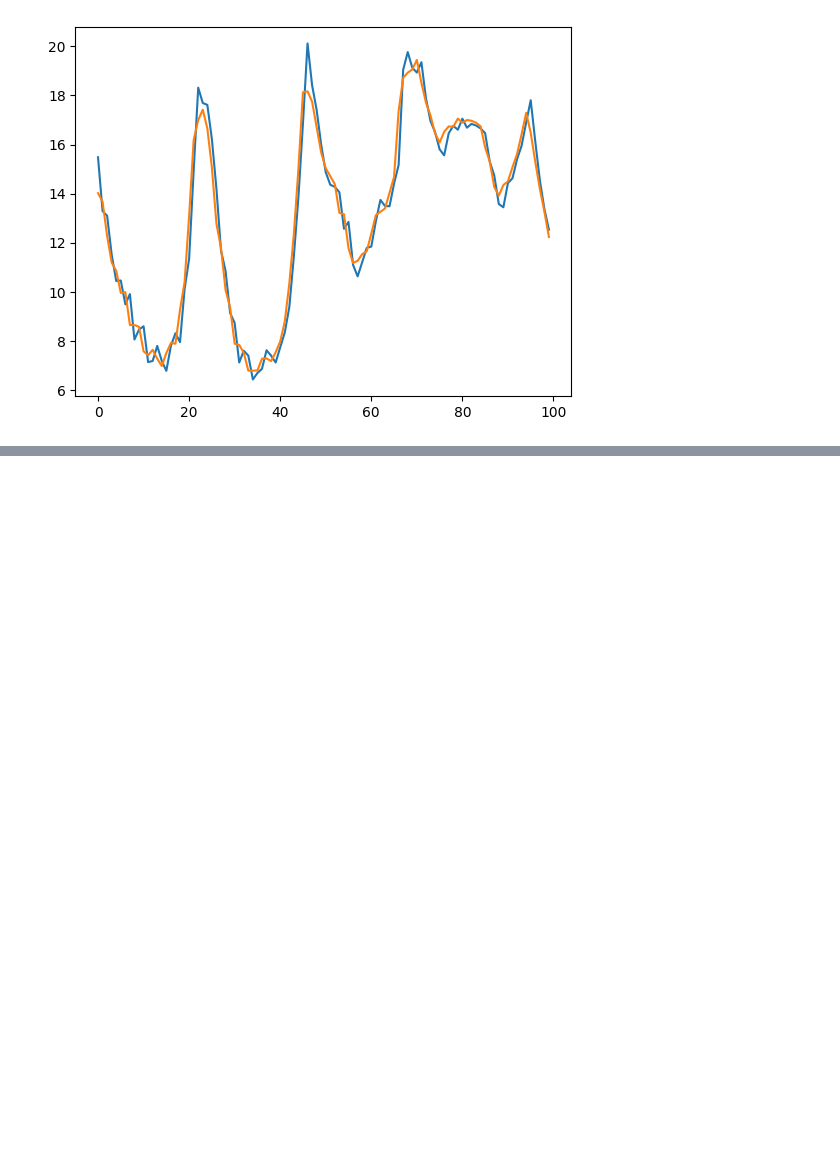
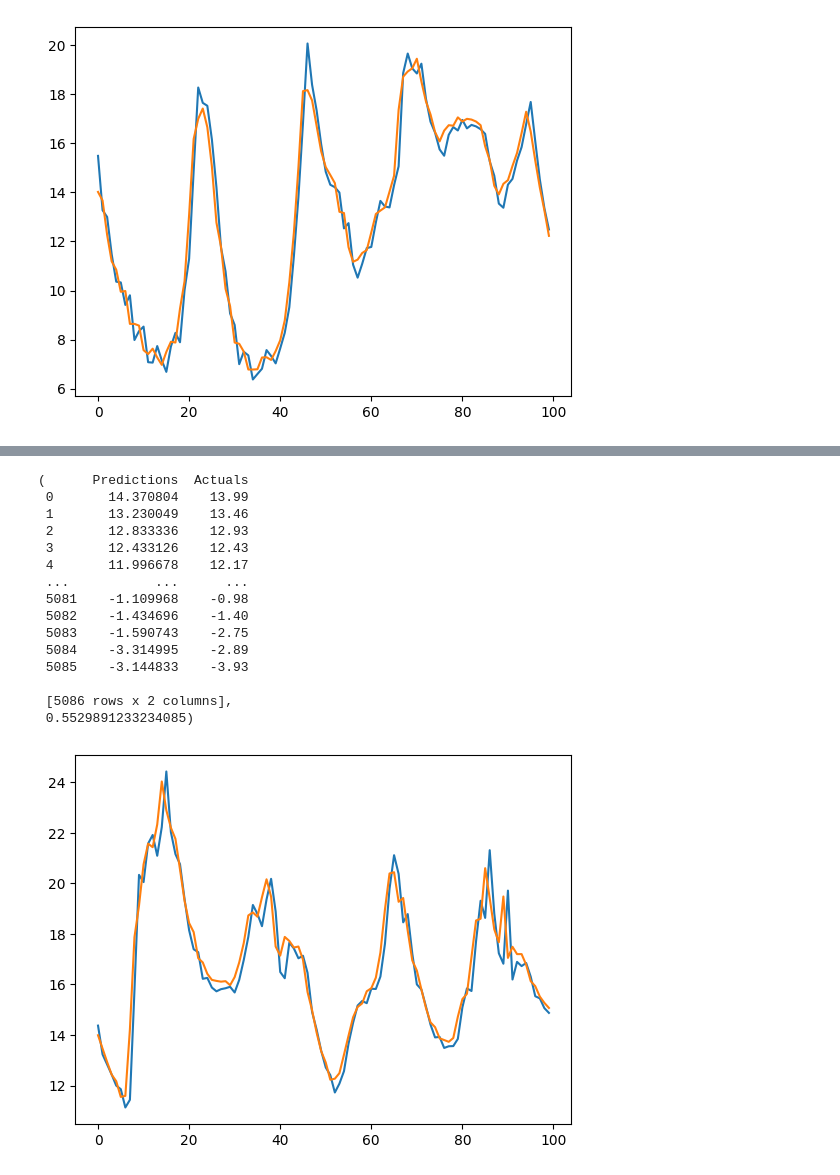
Before and after one commit to khoacodes1/RNN, a Jupyter notebook: LSTM_Tutorial.ipynb, the cells around one changed output, grey strips where cells are left out. Cells and saved outputs as stored; diff of their text form; code cells hidden in the pictures; blank space fills up the shorter version.

```diff
--- a/LSTM_Tutorial.ipynb
+++ b/LSTM_Tutorial.ipynb
@@ -245,3 +225,16 @@ plt.plot(val_results['Actuals'][:100])
 # %% [output]
 [<matplotlib.lines.Line2D at 0x...>]
 [figure]
+# %%
+from sklearn.metrics import mean_absolute_error as mse
+
+def plot_predictions1(model, X, y, start = 0, end = 100):
+    predictions = model.predict(X).flatten()
+    df = pd.DataFrame(data = {'Predictions': predictions, 'Actuals':  y})
+    plt.plot(df['Predictions'][start:end])
+    plt.plot(df['Actuals'][start:end])
+    return df, mse(y, predictions)
+# %%
+
+plot_predictions1(model1, X_test, y_test)
+# %% [output]
@@ -247,0 +242,16 @@ plt.plot(val_results['Actuals'][:100])
+(      Predictions  Actuals
+ 0       14.370804    13.99
+ 1       13.230049    13.46
+ 2       12.833336    12.93
+ 3       12.433126    12.43
+ 4       11.996678    12.17
+ ...           ...      ...
+ 5081    -1.109968    -0.98
+ 5082    -1.434696    -1.40
+ 5083    -1.590743    -2.75
+ 5084    -3.314995    -2.89
+ 5085    -3.144833    -3.93
+
+ [5086 rows x 2 columns],
+ 0.5529891233234085)
+[figure, added]
```
Also changed, not shown: parts of 33 cells of this notebook, 6 other files.
